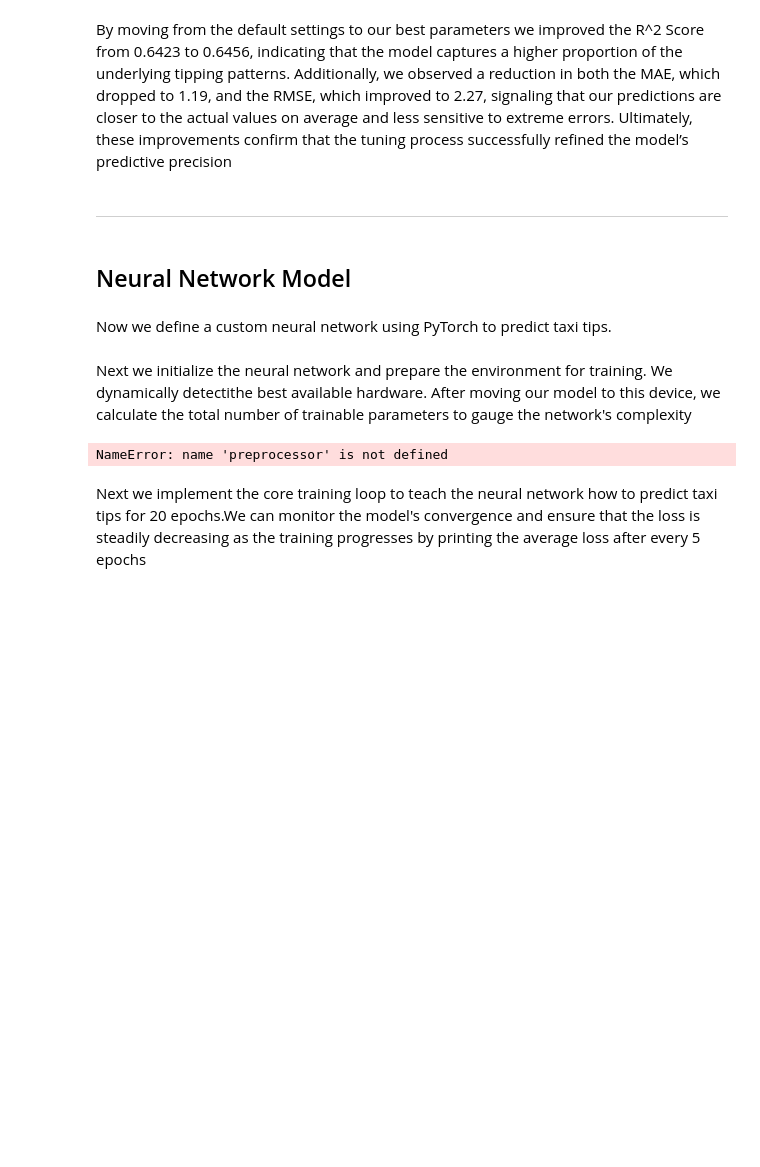
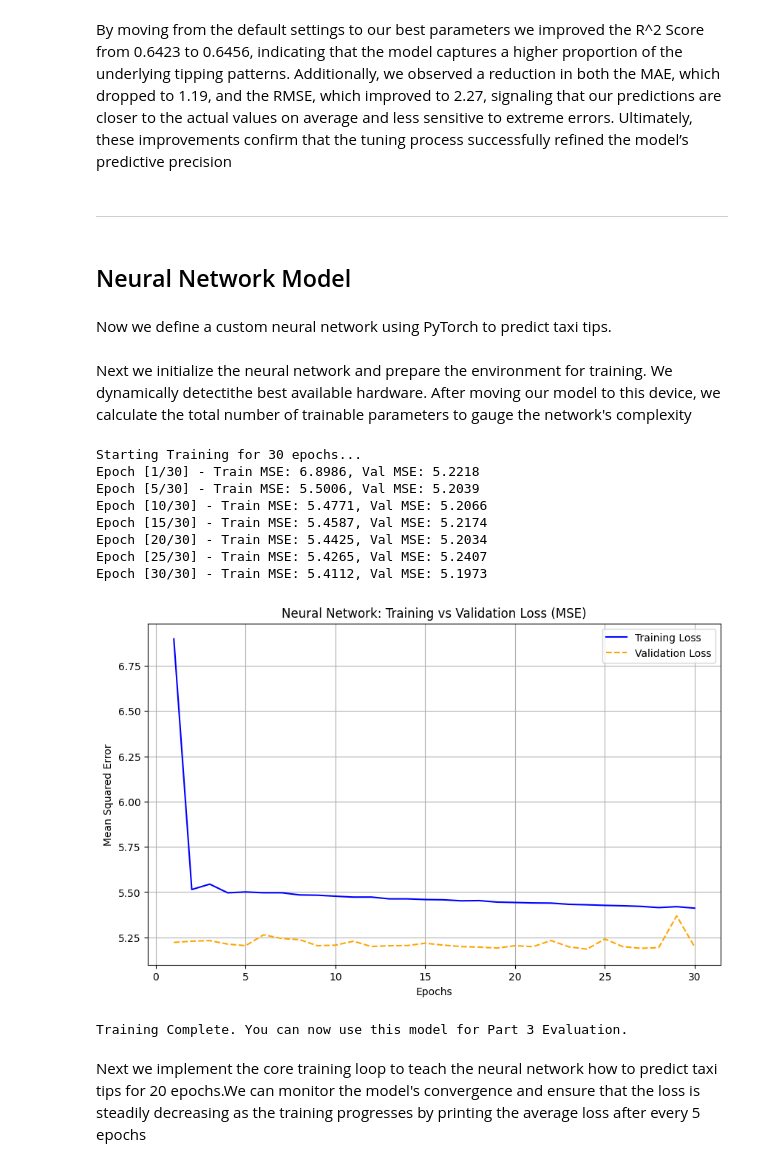
Before and after one commit to Battler08/COMP3610A2, a Jupyter notebook: assignment2.ipynb, the cells around one changed output. Drawn from its saved outputs; the diff is of its cells as text; code cells hidden in the pictures; blank space fills up the shorter version.

```diff
--- a/assignment2.ipynb
+++ b/assignment2.ipynb
@@ -829,6 +880,11 @@ import matplotlib.pyplot as plt
 X_train_transformed = preprocessor.fit_transform(X_train)
 X_val_transformed   = preprocessor.transform(X_val)
 X_test_transformed  = preprocessor.transform(X_test)
+X_train_tensor = torch.FloatTensor(X_train_transformed)
+y_train_tensor = torch.FloatTensor(y_train_reg)
+
+X_val_tensor = torch.FloatTensor(X_val_transformed)
+y_val_tensor = torch.FloatTensor(y_val_reg)
 
 # 2. DATALOADER (Requirement 6b: Batch processing)
 train_dataset = TensorDataset(X_train_tensor, y_train_tensor)
@@ -884,33 +940,42 @@ for epoch in range(num_epochs):
     running_val_loss = 0.0
     with torch.no_grad():
         for X_v, y_v in val_loader:
             v_outputs = model(X_v)
             v_loss = criterion(v_outputs, y_v)
             running_val_loss += v_loss.item() * X_v.size(0)
 
     epoch_train_loss = running_train_loss / len(train_loader.dataset)
     epoch_val_loss = running_val_loss / len(val_loader.dataset)
 
     train_losses.append(epoch_train_loss)
     val_losses.append(epoch_val_loss)
 
     # Print progress every 5 epochs
     if (epoch + 1) % 5 == 0 or epoch == 0:
         print(f"Epoch [{epoch+1}/{num_epochs}] - Train MSE: {epoch_train_loss:.4f}, Val MSE: {epoch_val_loss:.4f}")
 
 # 6. VISUALIZATION (Requirement 6c: Plot loss curves)
 plt.figure(figsize=(10, 6))
 plt.plot(range(1, num_epochs + 1), train_losses, label='Training Loss', color='blue')
 plt.plot(range(1, num_epochs + 1), val_losses, label='Validation Loss', color='orange', linestyle='--')
 plt.title('Neural Network: Training vs Validation Loss (MSE)')
 plt.xlabel('Epochs')
 plt.ylabel('Mean Squared Error')
 plt.legend()
 plt.grid(True)
 plt.show()
 
 print("Training Complete. You can now use this model for Part 3 Evaluation.")
 # %% [output]
-NameError: name 'preprocessor' is not defined
+Starting Training for 30 epochs...
+Epoch [1/30] - Train MSE: 6.8986, Val MSE: 5.2218
+Epoch [5/30] - Train MSE: 5.5006, Val MSE: 5.2039
+Epoch [10/30] - Train MSE: 5.4771, Val MSE: 5.2066
+Epoch [15/30] - Train MSE: 5.4587, Val MSE: 5.2174
+Epoch [20/30] - Train MSE: 5.4425, Val MSE: 5.2034
+Epoch [25/30] - Train MSE: 5.4265, Val MSE: 5.2407
+Epoch [30/30] - Train MSE: 5.4112, Val MSE: 5.1973
+[figure, added]
+Training Complete. You can now use this model for Part 3 Evaluation.
 # %% [markdown]
 Next we implement the core training loop to teach the neural network how to predict taxi tips for 20 epochs.We can monitor the model's convergence and ensure that the loss is steadily decreasing as the training progresses by printing the average loss after every 5 epochs
```
Also changed, not shown: parts of 5 cells of this notebook.
